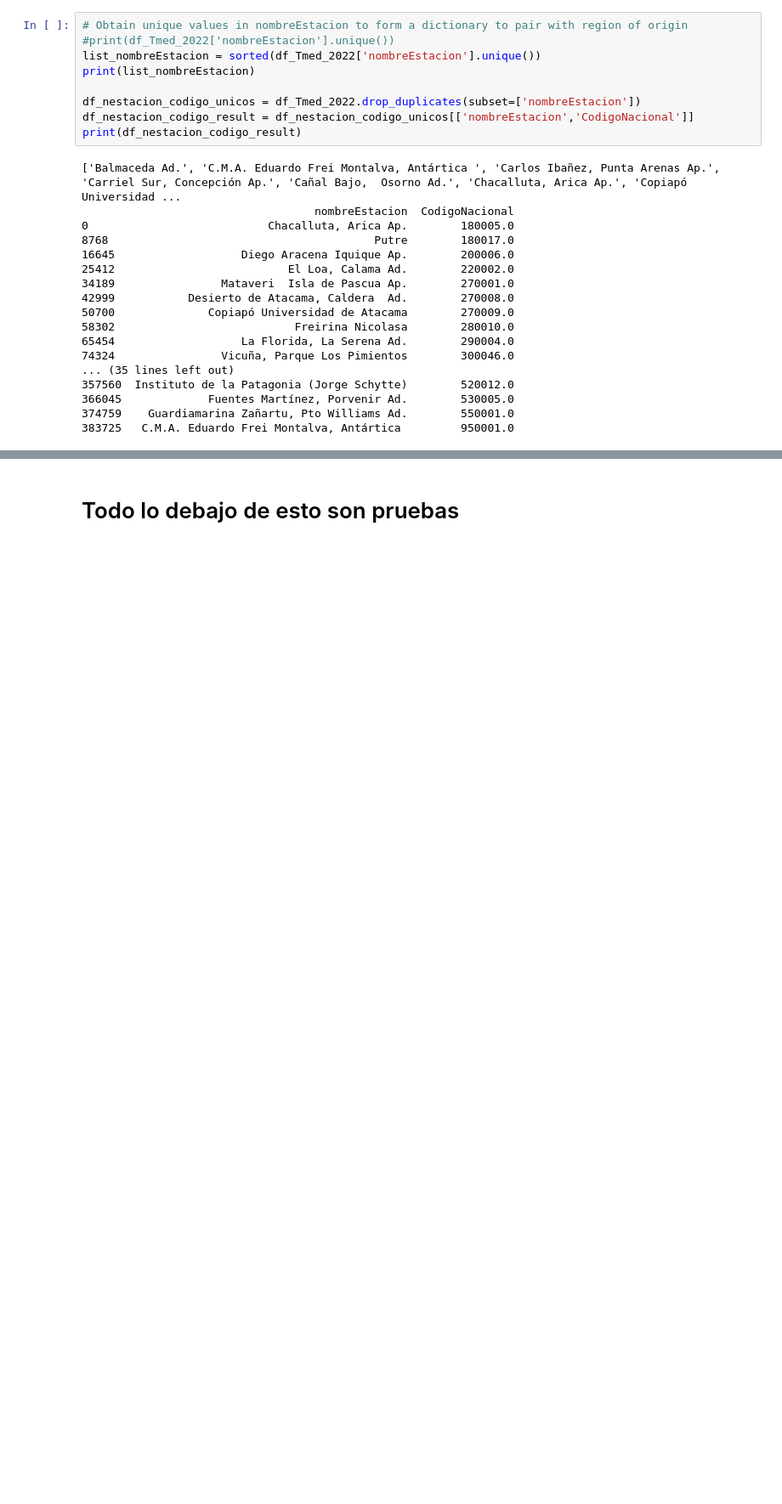
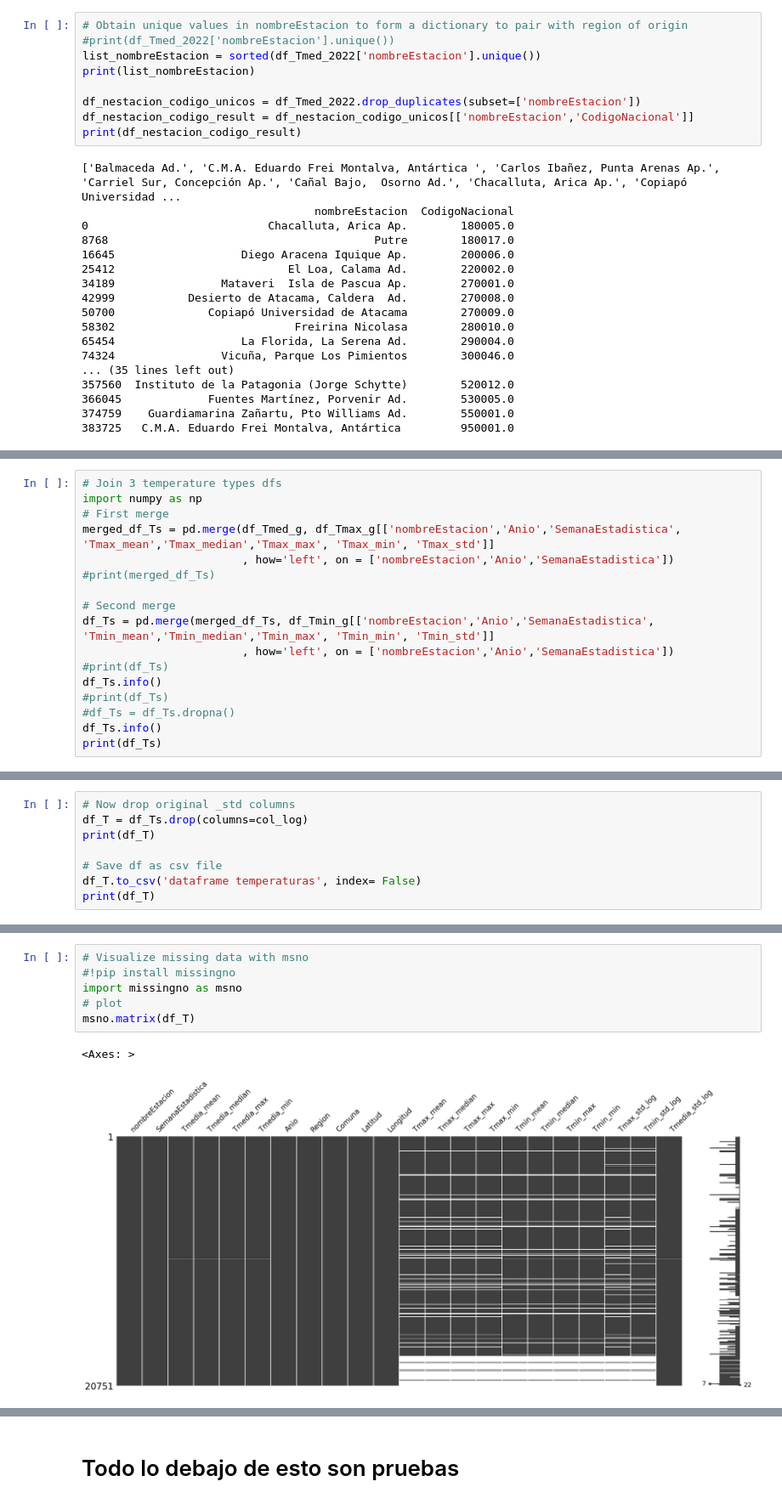
Before and after one commit to dmrebolledo/Git-proyecto-virus-respiratorios-Chile, a Jupyter notebook: actualizar bbdd y dfs.ipynb, the cells around one changed output, grey strips where cells are left out. Shown at 85% size. Cells and saved outputs as stored; diff of their text form; blank space fills up the shorter version.

```diff
--- a/actualizar bbdd y dfs.ipynb
+++ b/actualizar bbdd y dfs.ipynb
@@ -804,0 +790,17 @@ memory usage: 108.2+ KB
+# %%
+# Join 3 temperature types dfs
+import numpy as np
+# First merge
+merged_df_Ts = pd.merge(df_Tmed_g, df_Tmax_g[['nombreEstacion','Anio','SemanaEstadistica', 'Tmax_mean','Tmax_median','Tmax_max', 'Tmax_min', 'Tmax_std']]
+                        , how='left', on = ['nombreEstacion','Anio','SemanaEstadistica'])
+#print(merged_df_Ts)
+
+# Second merge
+df_Ts = pd.merge(merged_df_Ts, df_Tmin_g[['nombreEstacion','Anio','SemanaEstadistica', 'Tmin_mean','Tmin_median','Tmin_max', 'Tmin_min', 'Tmin_std']]
+                        , how='left', on = ['nombreEstacion','Anio','SemanaEstadistica'])
+#print(df_Ts)
+df_Ts.info()
+#print(df_Ts)
+#df_Ts = df_Ts.dropna()
+df_Ts.info()
+print(df_Ts)
@@ -804,0 +891,8 @@ memory usage: 108.2+ KB
+# %%
+# Now drop original _std columns
+df_T = df_Ts.drop(columns=col_log)
+print(df_T)
+
+# Save df as csv file
+df_T.to_csv('dataframe temperaturas', index= False)
+print(df_T)
@@ -804,0 +917,9 @@ memory usage: 108.2+ KB
+# %%
+# Visualize missing data with msno
+#!pip install missingno
+import missingno as msno
+# plot
+msno.matrix(df_T)
+# %% [output]
+<Axes: >
+[figure, added]
```
Also changed, not shown: parts of 16 cells of this notebook, 3 other files.
